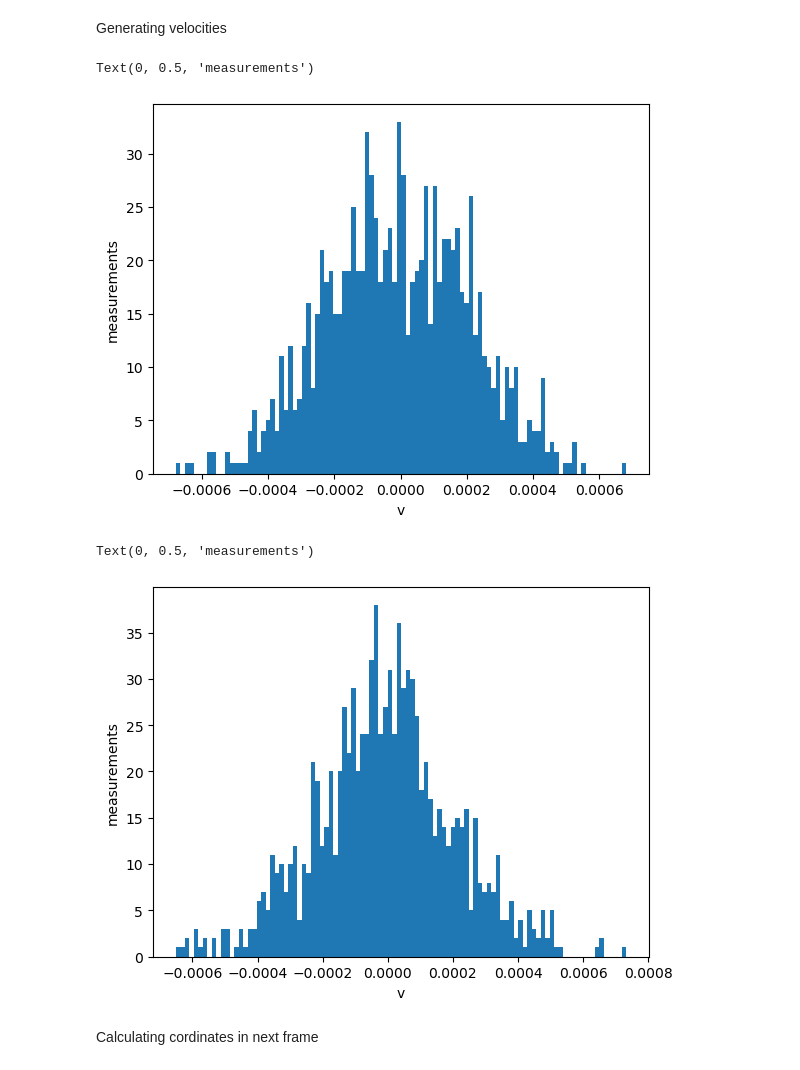
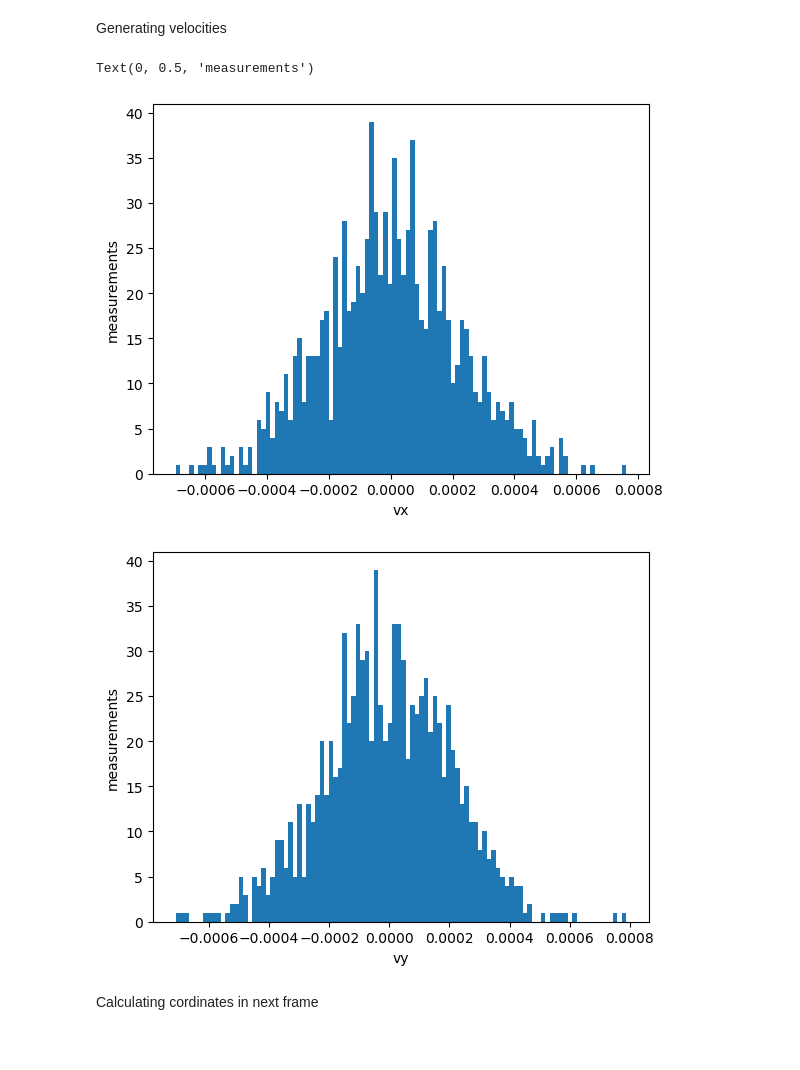
Before and after one commit to ParthM1504/Benchmarking-Dusty-Plasma-Temperature-Code, a Jupyter notebook: Benchmarking.ipynb, the cells around one changed output. Saved outputs shown, nothing was run; the diff lists cells and outputs as text; code cells hidden in the pictures.

```diff
--- a/Benchmarking.ipynb
+++ b/Benchmarking.ipynb
@@ -59,29 +78,22 @@ Generating velocities
 # %%
 # Generate a sample of 1000 random velocities from a normal distribution
 norm_rv = sts.norm(mu, sigma)
 sample_vx = norm_rv.rvs(num_particles) #generate a sample of certain size
+sample_vy= norm_rv.rvs(num_particles) #generate a sample of certain size
 # print(sample_v)
 fig, ax = plt.subplots()
 ax.hist(sample_vx, 100) # plot histogram
-ax.set_xlabel('v')
+ax.set_xlabel('vx')
+ax.set_ylabel('measurements')
+fig, ax = plt.subplots()
+ax.hist(sample_vy, 100) # plot histogram
+ax.set_xlabel('vy')
 ax.set_ylabel('measurements')
 # print(sample_v)
 # %% [output]
 Text(0, 0.5, 'measurements')
-[figure, old version]
+[figure, new version]
+[figure, added]
-# %%
-# Generate a sample of 1000 random velocities from a normal distribution
-norm_rv = sts.norm(mu, sigma)
-sample_vy = norm_rv.rvs(num_particles) #generate a sample of certain size
-# print(sample_v)
-fig, ax = plt.subplots()
-ax.hist(sample_vy, 100) # plot histogram
-ax.set_xlabel('v')
-ax.set_ylabel('measurements')
-# print(sample_v)
-# %% [output]
-Text(0, 0.5, 'measurements')
-[figure, removed]
 # %% [markdown]
 Calculating cordinates in next frame
 # %%
```
Also changed, not shown: parts of 13 cells of this notebook.
